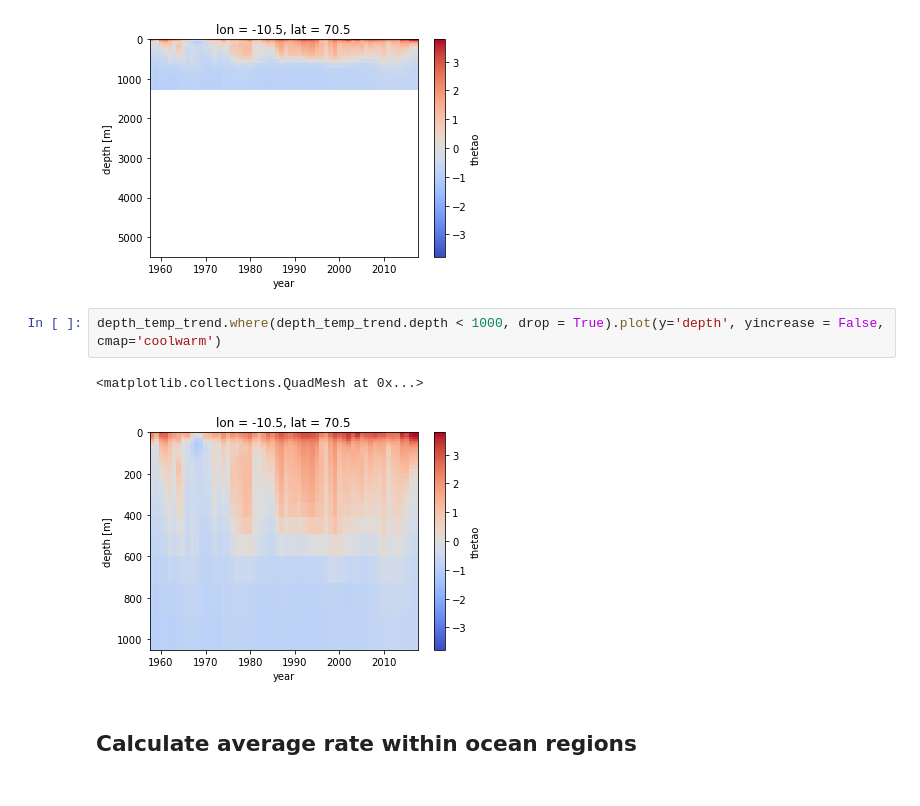
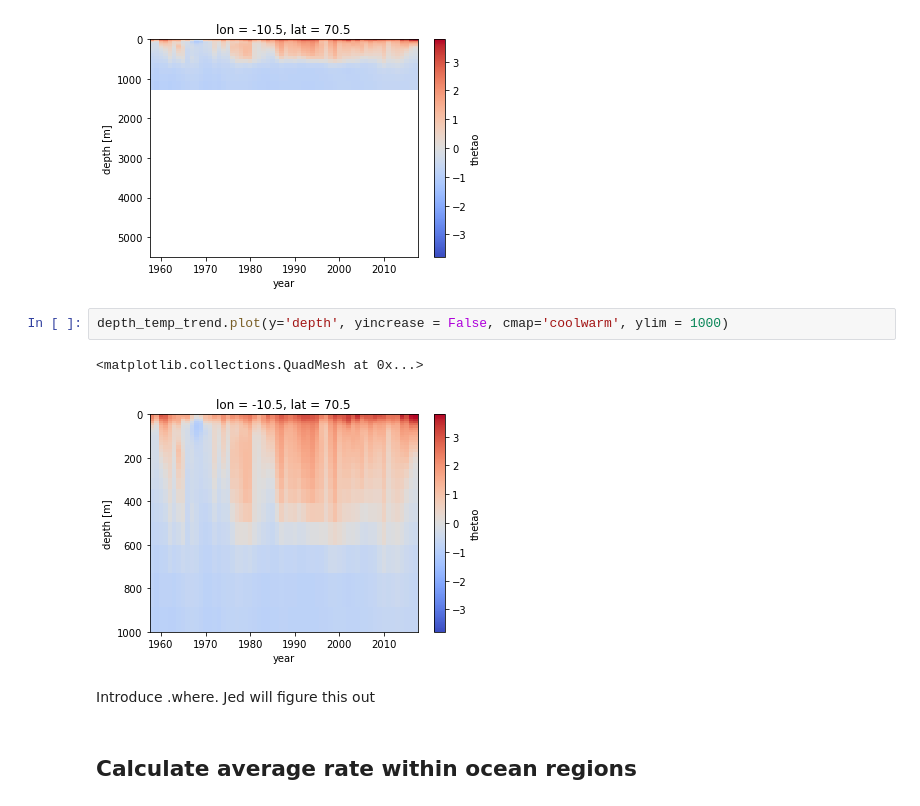
Before and after one commit to ATOC-REU/python_bootcamp, a Jupyter notebook: Day 6_Multi-dimensional data with xarray 2/Day_6_xarray_2.ipynb, the cells around one changed output. Saved outputs shown, nothing was run; the diff lists cells and outputs as text.

```diff
--- a/Day 6_Multi-dimensional data with xarray 2/Day_6_xarray_2.ipynb
+++ b/Day 6_Multi-dimensional data with xarray 2/Day_6_xarray_2.ipynb
@@ -152,10 +163,12 @@ depth_temp_trend.plot(y='depth', yincrease = False, cmap='coolwarm')
 <matplotlib.collections.QuadMesh at 0x...>
 [figure]
 # %%
-depth_temp_trend.where(depth_temp_trend.depth < 1000, drop = True).plot(y='depth', yincrease = False, cmap='coolwarm')
+depth_temp_trend.plot(y='depth', yincrease = False, cmap='coolwarm', ylim = 1000)
 # %% [output]
 <matplotlib.collections.QuadMesh at 0x...>
-[figure, old version]
+[figure, new version]
+# %% [markdown]
+Introduce .where. Jed will figure this out
 # %% [markdown]
 ## Calculate average rate within ocean regions
 # %%
```
Also changed, not shown: parts of 15 cells of this notebook.
